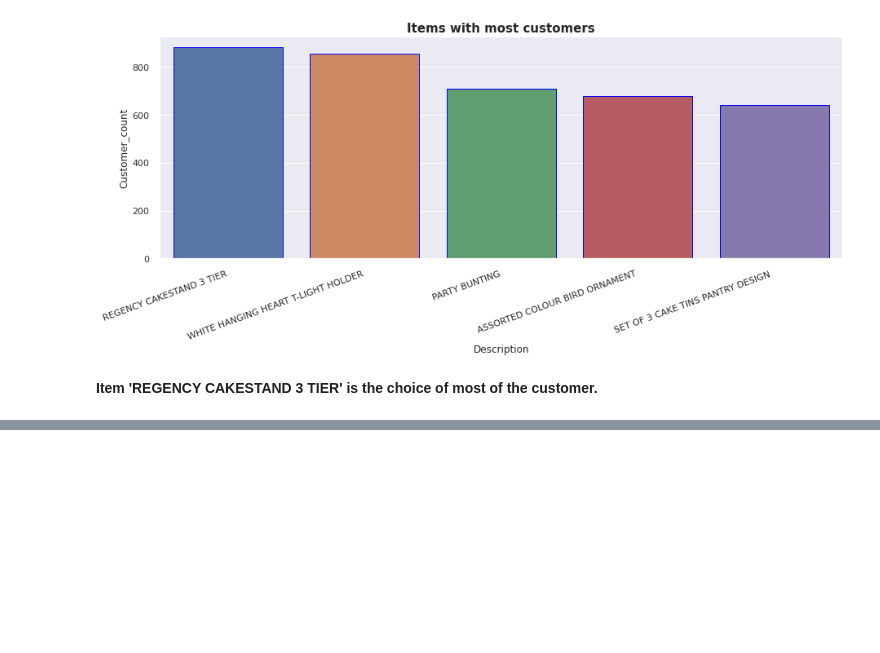
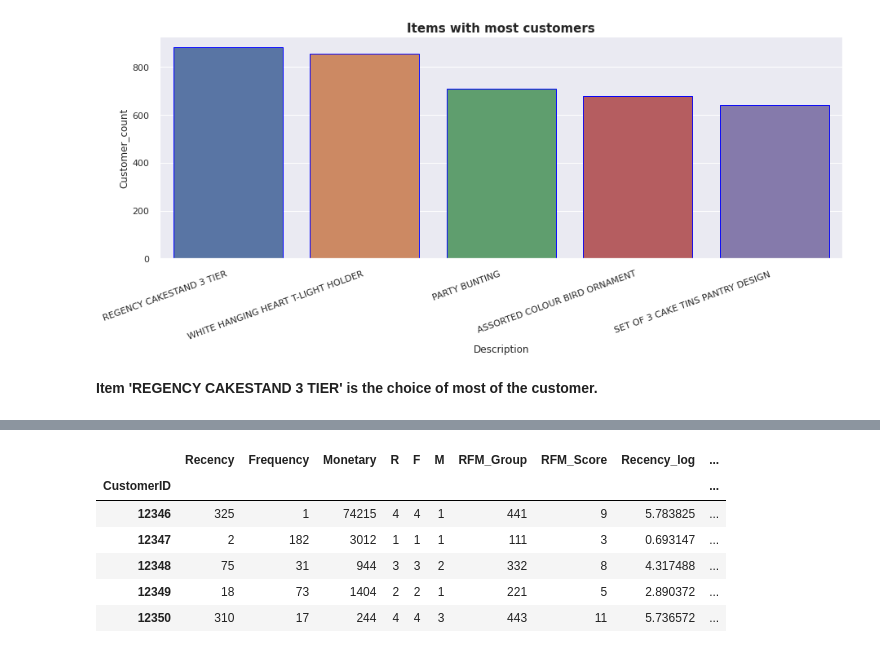
Before and after one commit to Kousikdutta1/Online-Retail-Customer-Segmentation, a Jupyter notebook: Kousik_Dutta_Online_Retail_Customer_Segmentation_Capstone_Project.ipynb, the cells around one changed output, grey strips where cells are left out. Saved outputs shown, nothing was run; the diff lists cells and outputs as text; code cells hidden in the pictures; blank space fills up the shorter version.

```diff
--- a/Kousik_Dutta_Online_Retail_Customer_Segmentation_Capstone_Project.ipynb
+++ b/Kousik_Dutta_Online_Retail_Customer_Segmentation_Capstone_Project.ipynb
@@ -736,0 +916,12 @@ plt.show();
+# %%
+# Let's see the dataframe after adding new columns
+
+rfm_df.head()
+# %% [output]
+|  | Recency | Frequency | Monetary | R | F | M | RFM_Group | RFM_Score | Recency_log | ... |
+| CustomerID |  |  |  |  |  |  |  |  |  | ... |
+| 12346 | 325 | 1 | 74215 | 4 | 4 | 1 | 441 | 9 | 5.783825 | ... |
+| 12347 | 2 | 182 | 3012 | 1 | 1 | 1 | 111 | 3 | 0.693147 | ... |
+| 12348 | 75 | 31 | 944 | 3 | 3 | 2 | 332 | 8 | 4.317488 | ... |
+| 12349 | 18 | 73 | 1404 | 2 | 2 | 1 | 221 | 5 | 2.890372 | ... |
+| 12350 | 310 | 17 | 244 | 4 | 4 | 3 | 443 | 11 | 5.736572 | ... |
```
Also changed, not shown: parts of 22 cells of this notebook.
